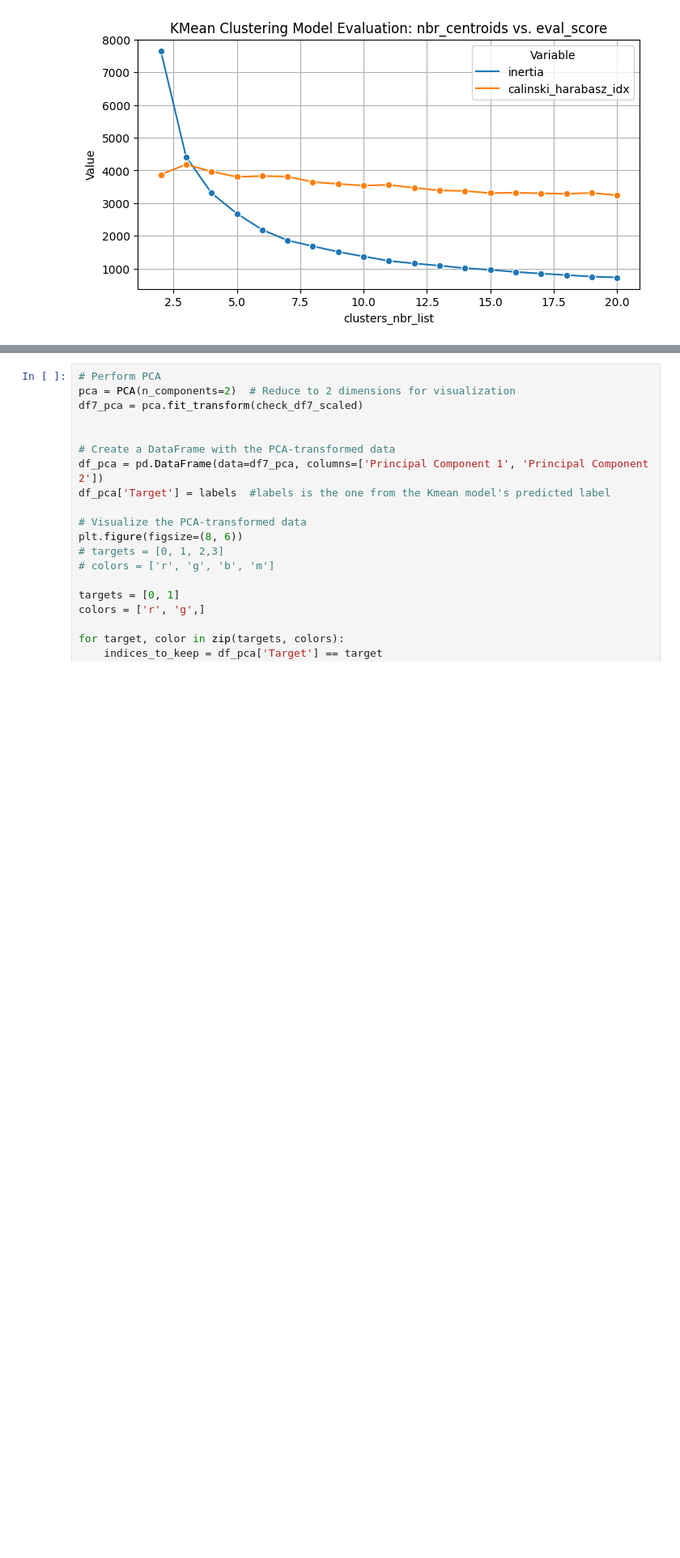
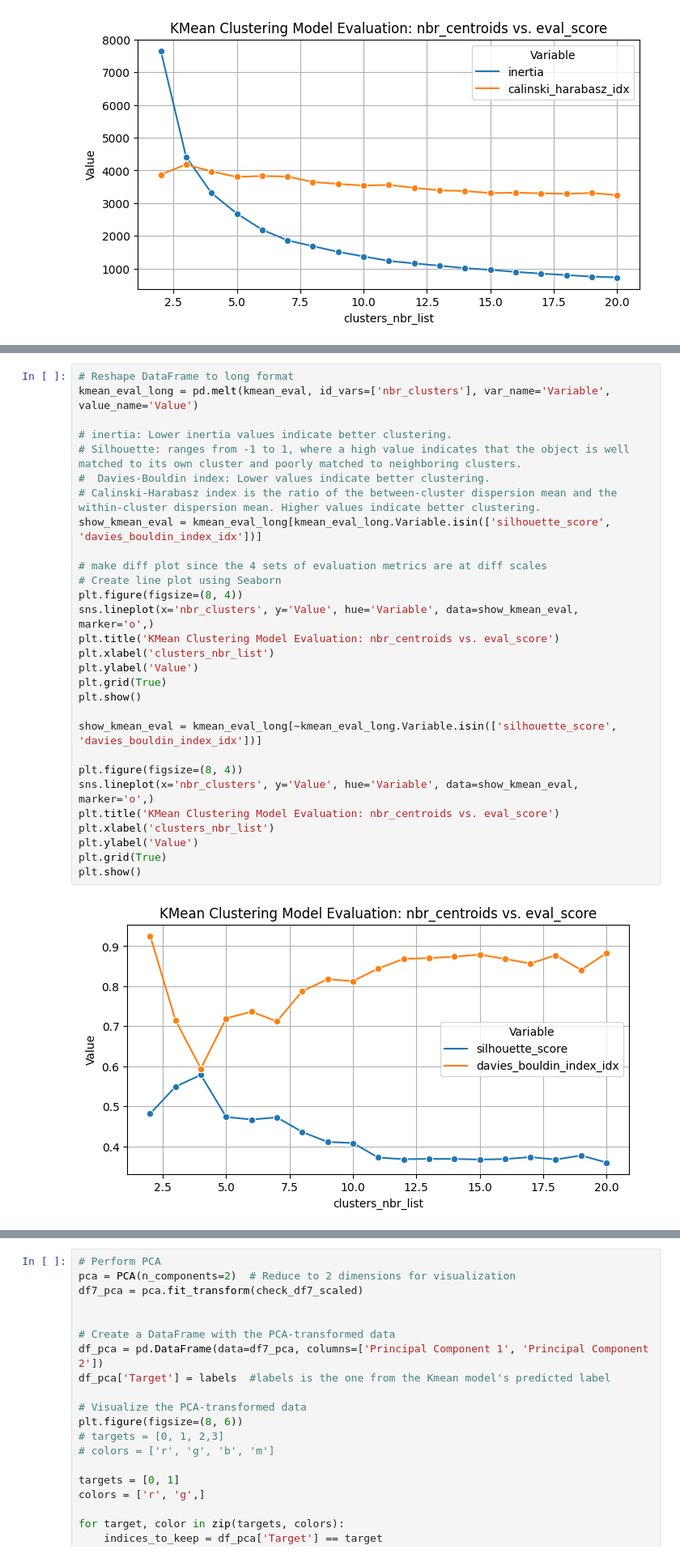
Before and after one commit to chevernemilia/ecl-ds-toolkit, a Jupyter notebook: statistical_testing.ipynb, the cells around one changed output, grey strips where cells are left out. Shown at 81% size. Drawn from its saved outputs; the diff is of its cells as text; blank space fills up the shorter version.

```diff
--- a/statistical_testing.ipynb
+++ b/statistical_testing.ipynb
@@ -2177,0 +2272,31 @@ plt.show()
+# %%
+# Reshape DataFrame to long format
+kmean_eval_long = pd.melt(kmean_eval, id_vars=['nbr_clusters'], var_name='Variable', value_name='Value')
+
+# inertia: Lower inertia values indicate better clustering.
+# Silhouette: ranges from -1 to 1, where a high value indicates that the object is well matched to its own cluster and poorly matched to neighboring clusters.
+#  Davies-Bouldin index: Lower values indicate better clustering.
+# Calinski-Harabasz index is the ratio of the between-cluster dispersion mean and the within-cluster dispersion mean. Higher values indicate better clustering.
+show_kmean_eval = kmean_eval_long[kmean_eval_long.Variable.isin(['silhouette_score', 'davies_bouldin_index_idx'])]
+
+# make diff plot since the 4 sets of evaluation metrics are at diff scales
+# Create line plot using Seaborn
+plt.figure(figsize=(8, 4))
+sns.lineplot(x='nbr_clusters', y='Value', hue='Variable', data=show_kmean_eval, marker='o',)
+plt.title('KMean Clustering Model Evaluation: nbr_centroids vs. eval_score')
+plt.xlabel('clusters_nbr_list')
+plt.ylabel('Value')
+plt.grid(True)
+plt.show()
+
+show_kmean_eval = kmean_eval_long[~kmean_eval_long.Variable.isin(['silhouette_score', 'davies_bouldin_index_idx'])]
+
+plt.figure(figsize=(8, 4))
+sns.lineplot(x='nbr_clusters', y='Value', hue='Variable', data=show_kmean_eval, marker='o',)
+plt.title('KMean Clustering Model Evaluation: nbr_centroids vs. eval_score')
+plt.xlabel('clusters_nbr_list')
+plt.ylabel('Value')
+plt.grid(True)
+plt.show()
+# %% [output]
+[figure, added]
```
Also changed, not shown: parts of 6 cells of this notebook, 1 other file.
